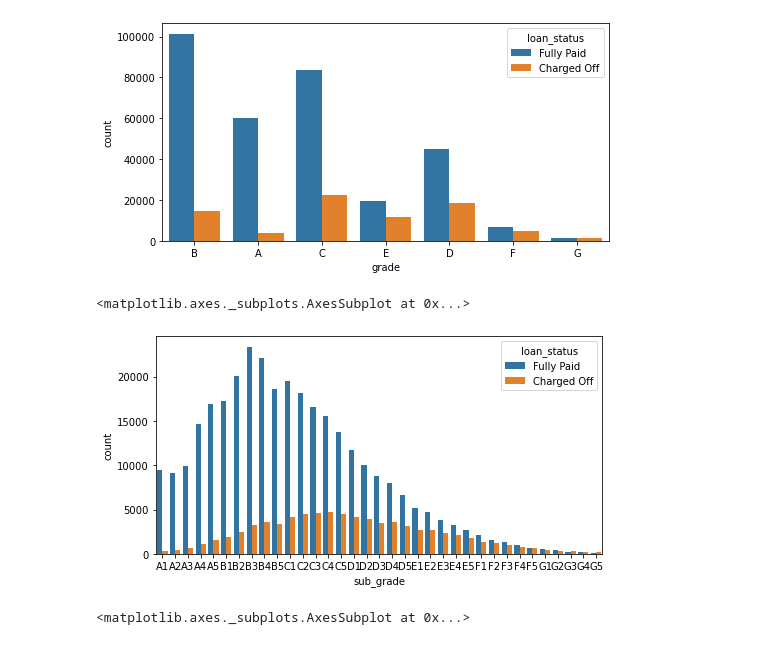
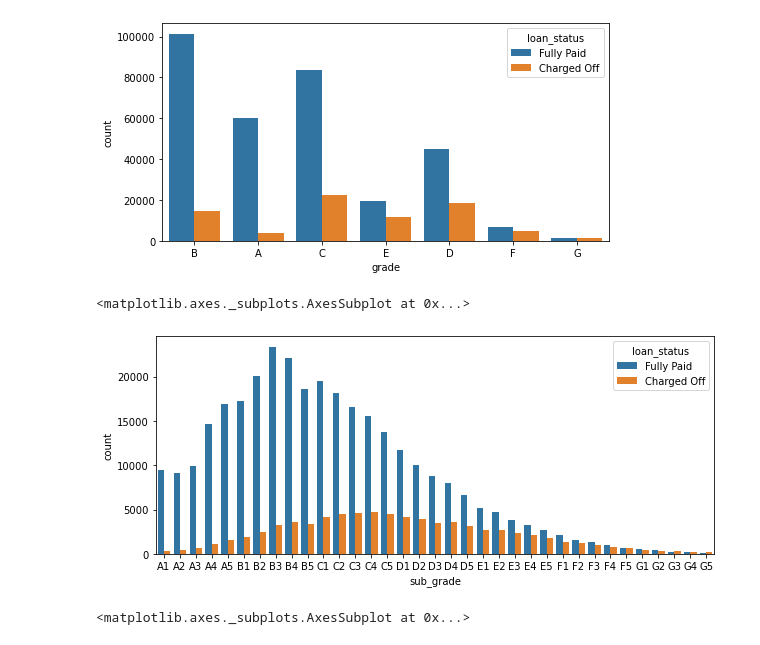
Before and after one commit to dagash007/LOAN-PAYMENT-PREDICTION, a Jupyter notebook: LOAN PAYMENT PREDICTION.ipynb, the cells around one changed output. Saved outputs shown, nothing was run; the diff lists cells and outputs as text; code cells hidden in the pictures.

```diff
--- a/LOAN PAYMENT PREDICTION.ipynb
+++ b/LOAN PAYMENT PREDICTION.ipynb
@@ -97,12 +97,12 @@ sns.countplot(x='grade',data=df,hue='loan_status')
 <matplotlib.axes._subplots.AxesSubplot at 0x...>
 [figure]
 # %%
-plt.figure(figsize=(8,4))
+plt.figure(figsize=(10,4))
 subgrade_order = sorted(df['sub_grade'].unique())
 sns.countplot(x='sub_grade',data=df,hue='loan_status',order=subgrade_order)
 # %% [output]
 <matplotlib.axes._subplots.AxesSubplot at 0x...>
-[figure, old version]
+[figure, new version]
 # %%
 f_and_g = df[(df['grade'] == 'G') | (df['grade'] == 'F')]
 plt.figure(figsize=(8,4))
```
Also changed, not shown: parts of 19 cells of this notebook.
